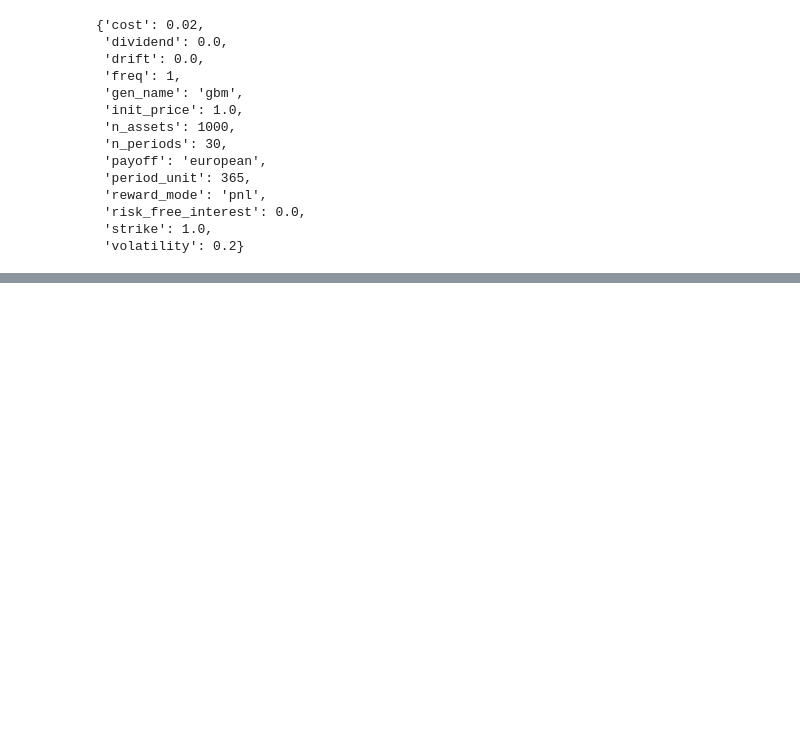
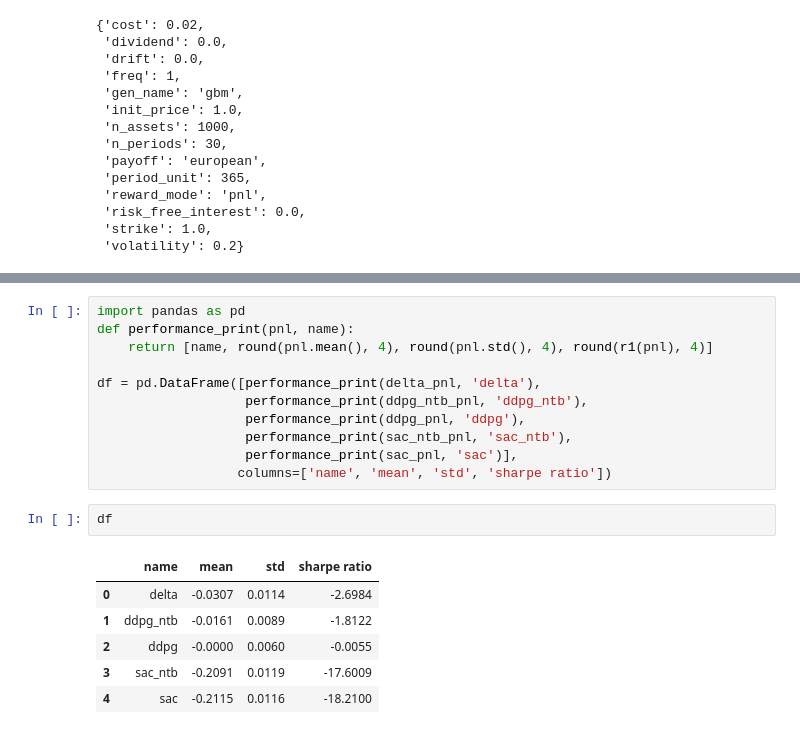
Before and after one commit to bluesunb/Deep_Hedging, a Jupyter notebook: Algorithms/learn/sac/run.ipynb, the cells around one changed output, grey strips where cells are left out. Drawn from its saved outputs; the diff is of its cells as text; blank space fills up the shorter version.

```diff
--- a/Algorithms/learn/sac/run.ipynb
+++ b/Algorithms/learn/sac/run.ipynb
@@ -108,0 +340,20 @@ loss
+# %%
+import pandas as pd
+def performance_print(pnl, name):
+    return [name, round(pnl.mean(), 4), round(pnl.std(), 4), round(r1(pnl), 4)]
+
+df = pd.DataFrame([performance_print(delta_pnl, 'delta'),
+                   performance_print(ddpg_ntb_pnl, 'ddpg_ntb'),
+                   performance_print(ddpg_pnl, 'ddpg'),
+                   performance_print(sac_ntb_pnl, 'sac_ntb'),
+                   performance_print(sac_pnl, 'sac')],
+                  columns=['name', 'mean', 'std', 'sharpe ratio'])
+# %%
+df
+# %% [output]
+|  | name | mean | std | sharpe ratio |
+| 0 | delta | -0.0307 | 0.0114 | -2.6984 |
+| 1 | ddpg_ntb | -0.0161 | 0.0089 | -1.8122 |
+| 2 | ddpg | -0.0000 | 0.0060 | -0.0055 |
+| 3 | sac_ntb | -0.2091 | 0.0119 | -17.6009 |
+| 4 | sac | -0.2115 | 0.0116 | -18.2100 |
```
Also changed, not shown: parts of 34 cells of this notebook, 46 other files.
